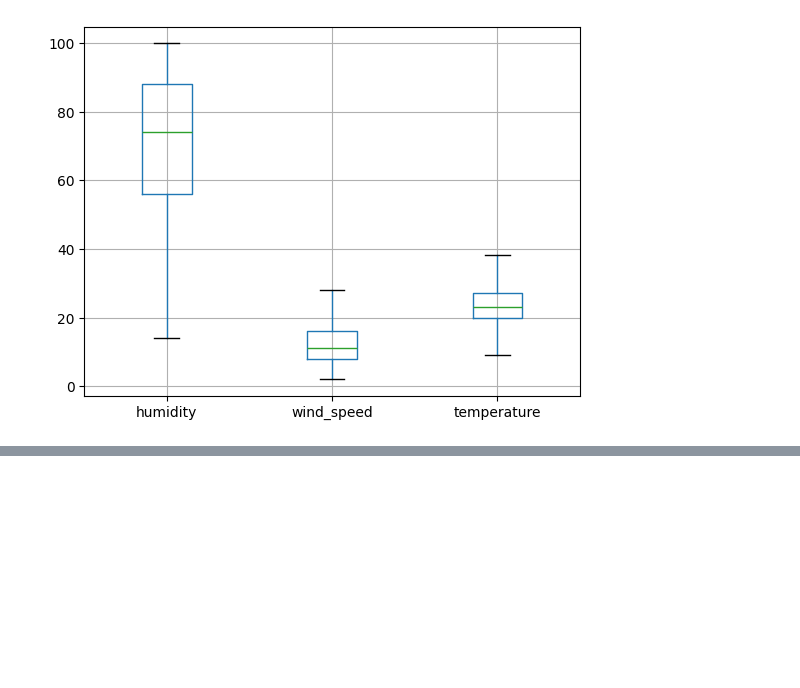
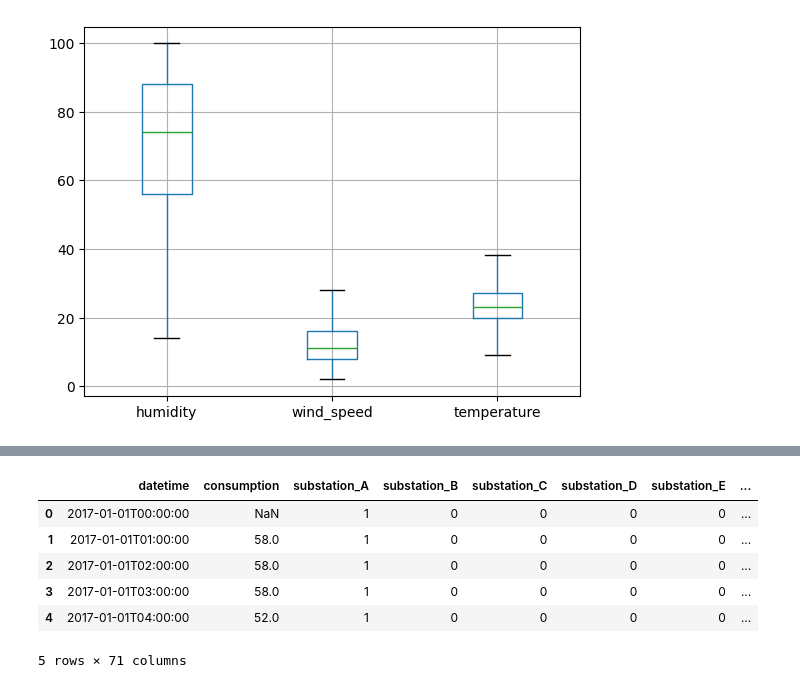
Before and after one commit to hallvardfw/IT3212, a Jupyter notebook: paraguay-energy-consump.ipynb, the cells around one changed output, grey strips where cells are left out. Saved outputs shown, nothing was run; the diff lists cells and outputs as text; code cells hidden in the pictures; blank space fills up the shorter version.

```diff
--- a/paraguay-energy-consump.ipynb
+++ b/paraguay-energy-consump.ipynb
@@ -173,0 +180,17 @@ array([56., 14.])
+# %%
+# Categorical columns to encode
+categorical_columns = ['substation', 'feeder']
+
+# Encode categorical columns
+df_encoded = pd.get_dummies(df, columns=categorical_columns, dtype='int')
+
+# Display the first few rows of the encoded dataframe
+df_encoded.head()
+# %% [output]
+|  | datetime | consumption | substation_A | substation_B | substation_C | substation_D | substation_E | ... |
+| 0 | 2017-01-01T00:00:00 | NaN | 1 | 0 | 0 | 0 | 0 | ... |
+| 1 | 2017-01-01T01:00:00 | 58.0 | 1 | 0 | 0 | 0 | 0 | ... |
+| 2 | 2017-01-01T02:00:00 | 58.0 | 1 | 0 | 0 | 0 | 0 | ... |
+| 3 | 2017-01-01T03:00:00 | 58.0 | 1 | 0 | 0 | 0 | 0 | ... |
+| 4 | 2017-01-01T04:00:00 | 52.0 | 1 | 0 | 0 | 0 | 0 | ... |
+5 rows × 71 columns
```
Also changed, not shown: parts of 10 cells of this notebook.
